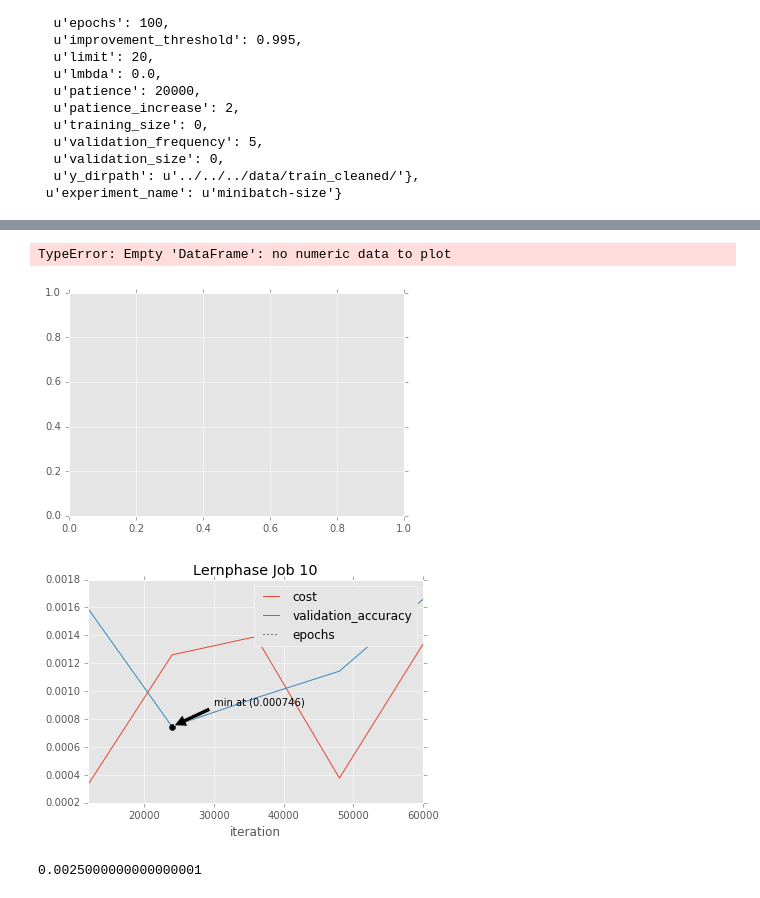
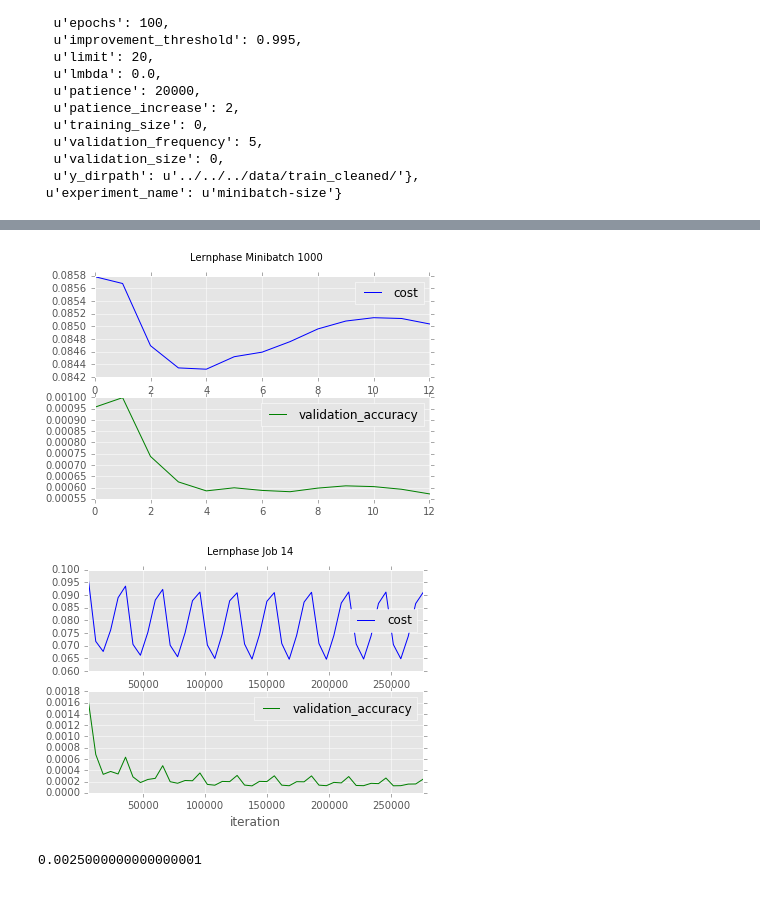
Before and after one commit to codingluke/ba-thesis-code, a Jupyter notebook: notebooks/metric_test.ipynb, the cells around one changed output, grey strips where cells are left out. Drawn from its saved outputs; the diff is of its cells as text; code cells hidden in the pictures.

```diff
--- a/notebooks/metric_test.ipynb
+++ b/notebooks/metric_test.ipynb
@@ -40,12 +53,11 @@ mr.get_records(job_id=9)
 # %%
-mr.plot_epoches(job_id=8, title='Lernphase Minibatch 1000')
+mr.plot_epoches(job_id=15, title='Lernphase Minibatch 1000')
 # %% [output]
-TypeError: Empty 'DataFrame': no numeric data to plot
-[figure, old version]
+[figure, new version]
 # %%
-mr.plot(job_id=10)
+mr.plot(job_id=14)
 # %% [output]
-[figure, old version]
+[figure, new version]
 # %%
 fig, ax = plt.subplots(1, 1)
 ax.plot(xy=(50000, 0.001), marker='o', color="r", linestyle="None", label="test")
```
Also changed, not shown: parts of 1 cell of this notebook, 2 other files.
